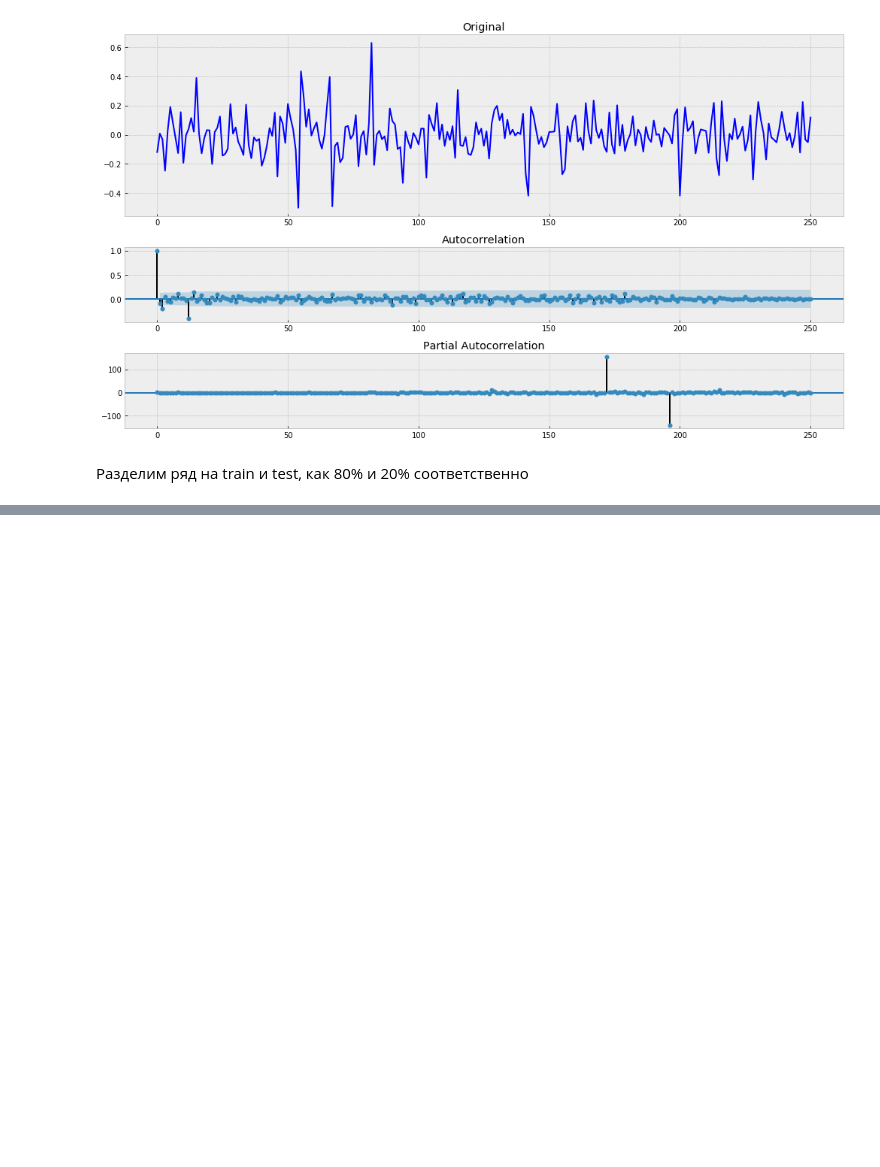
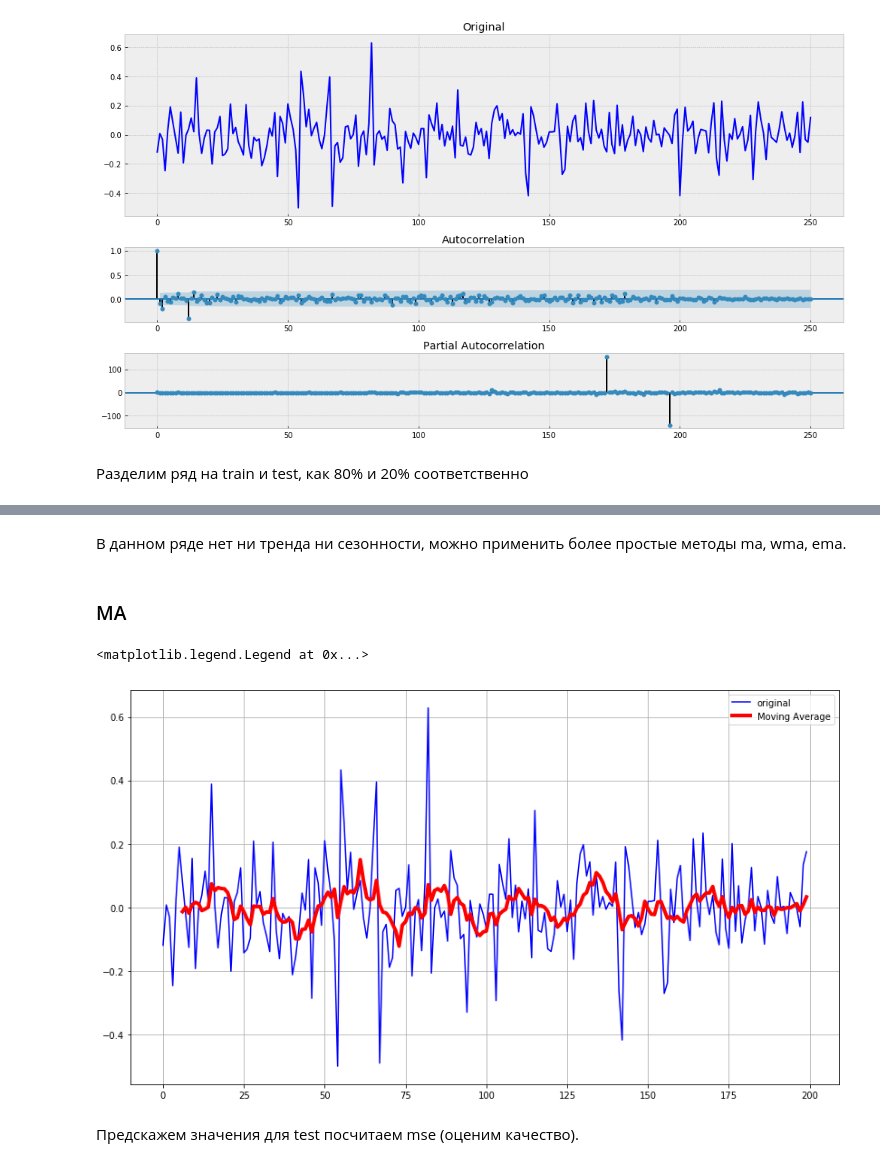
Before and after one commit to AlexeevVl/TimeSeriesForecasting, a Jupyter notebook: HW2.ipynb, the cells around one changed output, grey strips where cells are left out. Drawn from its saved outputs; the diff is of its cells as text; code cells hidden in the pictures; blank space fills up the shorter version.

```diff
--- a/HW2.ipynb
+++ b/HW2.ipynb
@@ -214,0 +202,6 @@ plt.tight_layout()
+# %%
+series_auto_registration_df=pd.DataFrame(series_auto_registration)
+series_auto_registration_df.columns=["Count"]
+series_auto_registration_df.index=range(0,series_auto_registration_df.shape[0])
+train = series_auto_registration_df[0:200]
+test = series_auto_registration_df[199:]
@@ -214,0 +219,22 @@ plt.tight_layout()
+# %% [markdown]
+В данном ряде нет ни тренда ни сезонности, можно применить более простые методы ma, wma, ema.
+# %% [markdown]
+### MA
+# %%
+def moving_average(series, n):
+    if not isinstance(series, pd.Series):
+        series = pd.Series(series)
+    return series.rolling(n).mean()
+# %%
+ser = moving_average(train["Count"], 7)
+# %%
+plt.figure(figsize=(14, 8))
+plt.plot(train["Count"], color='blue',label='original')
+plt.plot(ser, color='red', linewidth='4', label='Moving Average')
+plt.grid(True)
+plt.legend()
+# %% [output]
+<matplotlib.legend.Legend at 0x...>
+[figure, added]
+# %% [markdown]
+Предскажем значения для test  посчитаем mse (оценим качество).
```
Also changed, not shown: parts of 35 cells of this notebook.
